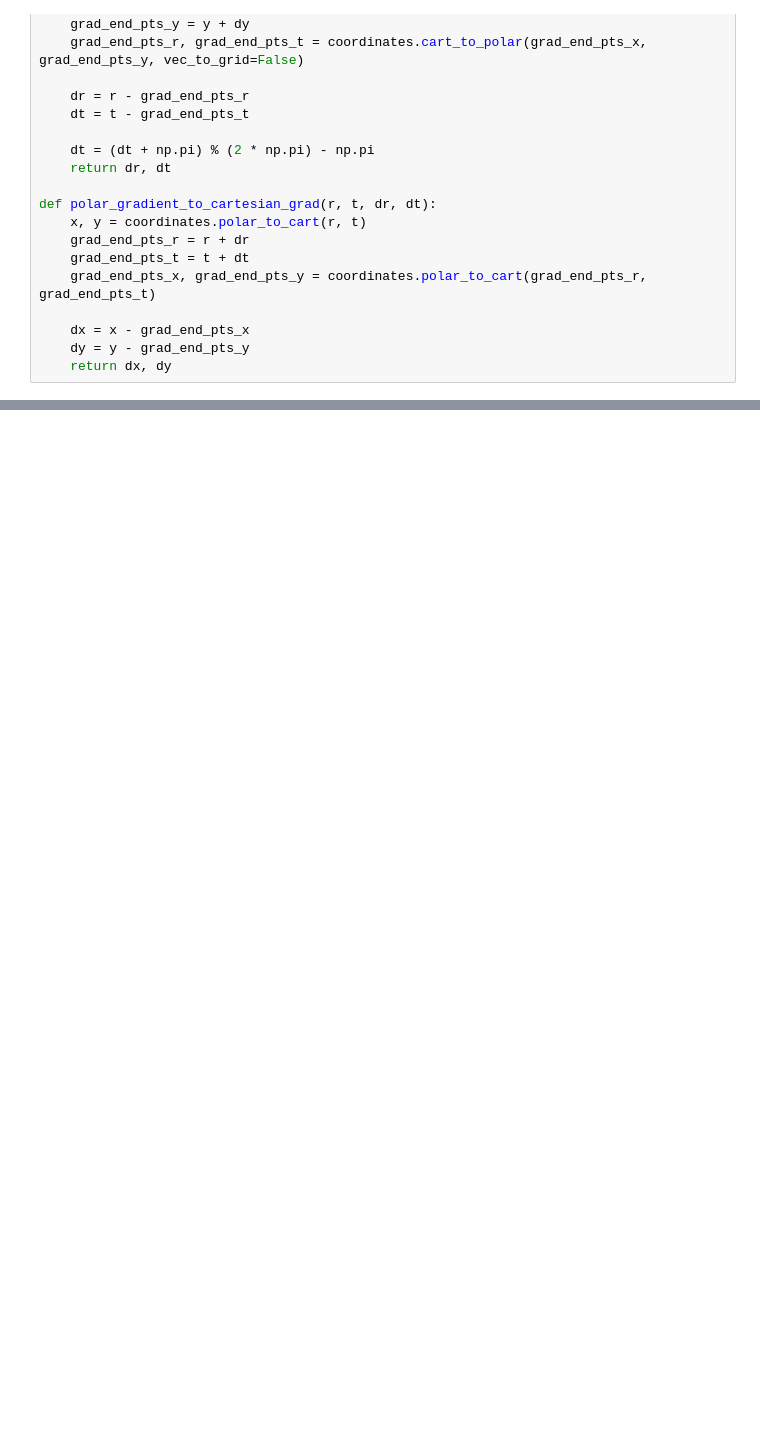
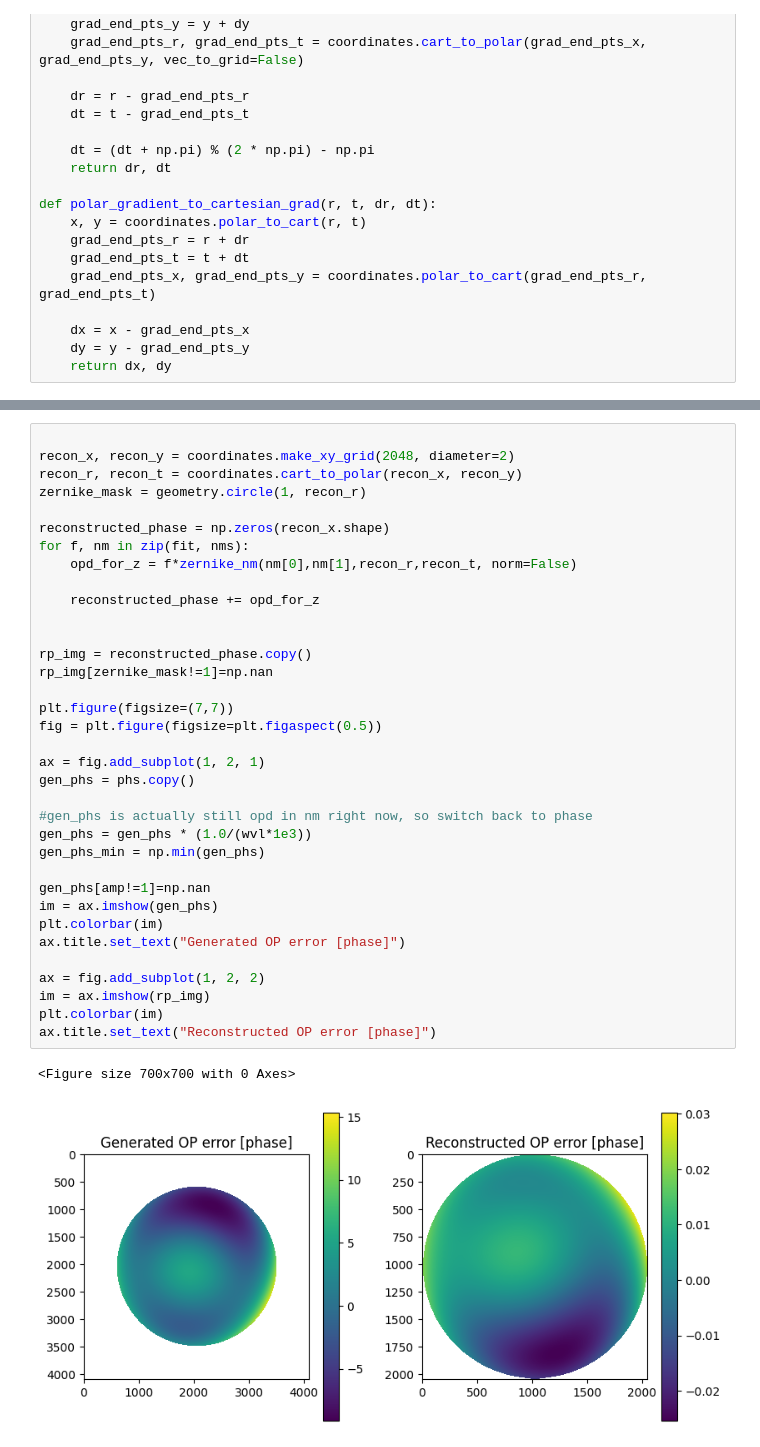
Before and after one commit to AlistairSymonds/SympleyWavey, a Jupyter notebook: simulations/shack-hartmann_wavefront_example.ipynb, the cells around one changed output, grey strips where cells are left out. Cells and saved outputs as stored; diff of their text form; blank space fills up the shorter version.

Commit message:
Show a reconstructed wavefront

```diff
--- a/simulations/shack-hartmann_wavefront_example.ipynb
+++ b/simulations/shack-hartmann_wavefront_example.ipynb
@@ -387,0 +389,38 @@ Fit for Z(4, 0) Primary Spherical: -0.00804842565221716
+# %%
+
+recon_x, recon_y = coordinates.make_xy_grid(2048, diameter=2)
+recon_r, recon_t = coordinates.cart_to_polar(recon_x, recon_y)
+zernike_mask = geometry.circle(1, recon_r)
+
+reconstructed_phase = np.zeros(recon_x.shape)
+for f, nm in zip(fit, nms):
+    opd_for_z = f*zernike_nm(nm[0],nm[1],recon_r,recon_t, norm=False)
+
+    reconstructed_phase += opd_for_z
+
+
+rp_img = reconstructed_phase.copy()
+rp_img[zernike_mask!=1]=np.nan
+
+plt.figure(figsize=(7,7))
+fig = plt.figure(figsize=plt.figaspect(0.5))
+
+ax = fig.add_subplot(1, 2, 1)
+gen_phs = phs.copy()
+
+#gen_phs is actually still opd in nm right now, so switch back to phase
+gen_phs = gen_phs * (1.0/(wvl*1e3))
+gen_phs_min = np.min(gen_phs)
+
+gen_phs[amp!=1]=np.nan
+im = ax.imshow(gen_phs)
+plt.colorbar(im)
+ax.title.set_text("Generated OP error [phase]")
+
+ax = fig.add_subplot(1, 2, 2)
+im = ax.imshow(rp_img)
+plt.colorbar(im)
+ax.title.set_text("Reconstructed OP error [phase]")
+# %% [output]
+<Figure size 700x700 with 0 Axes>
+[figure, added]
```
Also changed, not shown: parts of 5 cells of this notebook.
